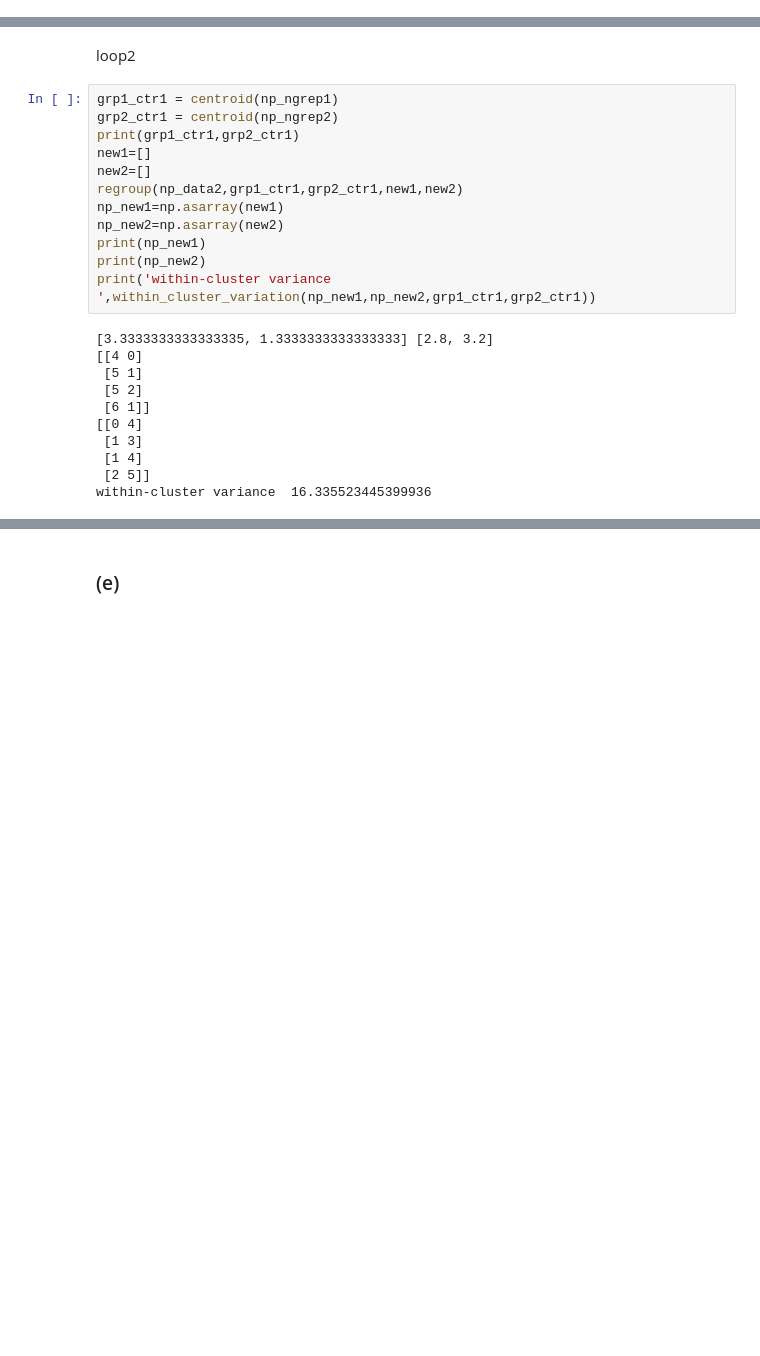
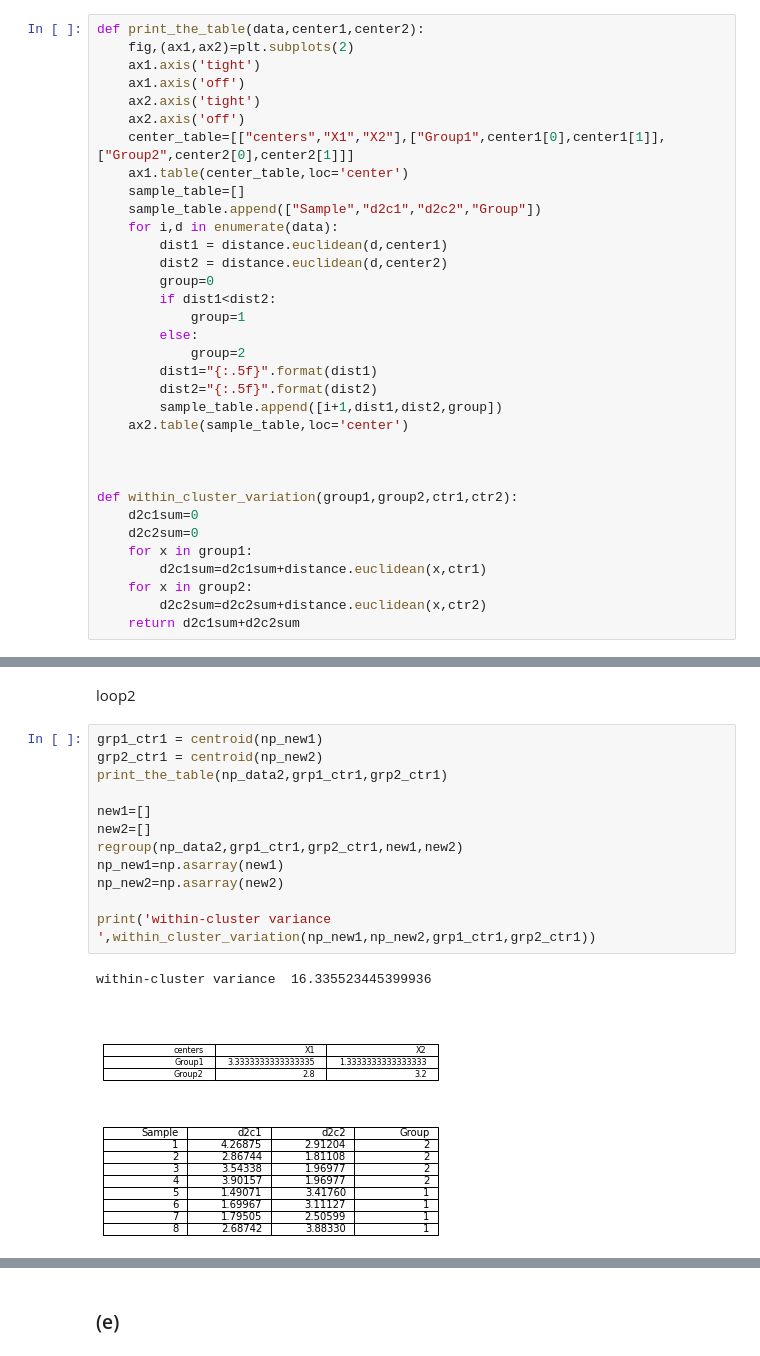
Before and after one commit to John-Lu95/MTUCourses, a Jupyter notebook: 5831DataMining/P2/Project2.ipynb, the cells around one changed output, grey strips where cells are left out. Drawn from its saved outputs; the diff is of its cells as text; blank space fills up the shorter version.

```diff
--- a/5831DataMining/P2/Project2.ipynb
+++ b/5831DataMining/P2/Project2.ipynb
@@ -116,0 +107,34 @@ loop1
+# %%
+def print_the_table(data,center1,center2):
+    fig,(ax1,ax2)=plt.subplots(2)
+    ax1.axis('tight')
+    ax1.axis('off')
+    ax2.axis('tight')
+    ax2.axis('off')
+    center_table=[["centers","X1","X2"],["Group1",center1[0],center1[1]],["Group2",center2[0],center2[1]]]
+    ax1.table(center_table,loc='center')
+    sample_table=[]
+    sample_table.append(["Sample","d2c1","d2c2","Group"])
+    for i,d in enumerate(data):
+        dist1 = distance.euclidean(d,center1)
+        dist2 = distance.euclidean(d,center2)
+        group=0
+        if dist1<dist2:
+            group=1
+        else:
+            group=2
+        dist1="{:.5f}".format(dist1)
+        dist2="{:.5f}".format(dist2)
+        sample_table.append([i+1,dist1,dist2,group])
+    ax2.table(sample_table,loc='center')
+
+
+
+def within_cluster_variation(group1,group2,ctr1,ctr2):
+    d2c1sum=0
+    d2c2sum=0
+    for x in group1:
+        d2c1sum=d2c1sum+distance.euclidean(x,ctr1)
+    for x in group2:
+        d2c2sum=d2c2sum+distance.euclidean(x,ctr2)
+    return d2c1sum+d2c2sum
@@ -140,25 +169,17 @@ within-cluster variance  16.335523445399936
 # %% [markdown]
 loop2
 # %%
-grp1_ctr1 = centroid(np_ngrep1)
-grp2_ctr1 = centroid(np_ngrep2)
-print(grp1_ctr1,grp2_ctr1)
+grp1_ctr1 = centroid(np_new1)
+grp2_ctr1 = centroid(np_new2)
+print_the_table(np_data2,grp1_ctr1,grp2_ctr1)
+
 new1=[]
 new2=[]
 regroup(np_data2,grp1_ctr1,grp2_ctr1,new1,new2)
 np_new1=np.asarray(new1)
 np_new2=np.asarray(new2)
-print(np_new1)
-print(np_new2)
+
 print('within-cluster variance ',within_cluster_variation(np_new1,np_new2,grp1_ctr1,grp2_ctr1))
 # %% [output]
-[3.3333333333333335, 1.3333333333333333] [2.8, 3.2]
-[[4 0]
- [5 1]
- [5 2]
- [6 1]]
-[[0 4]
- [1 3]
- [1 4]
- [2 5]]
 within-cluster variance  16.335523445399936
+[figure, added]
```
Also changed, not shown: parts of 22 cells of this notebook, 5 other files.
